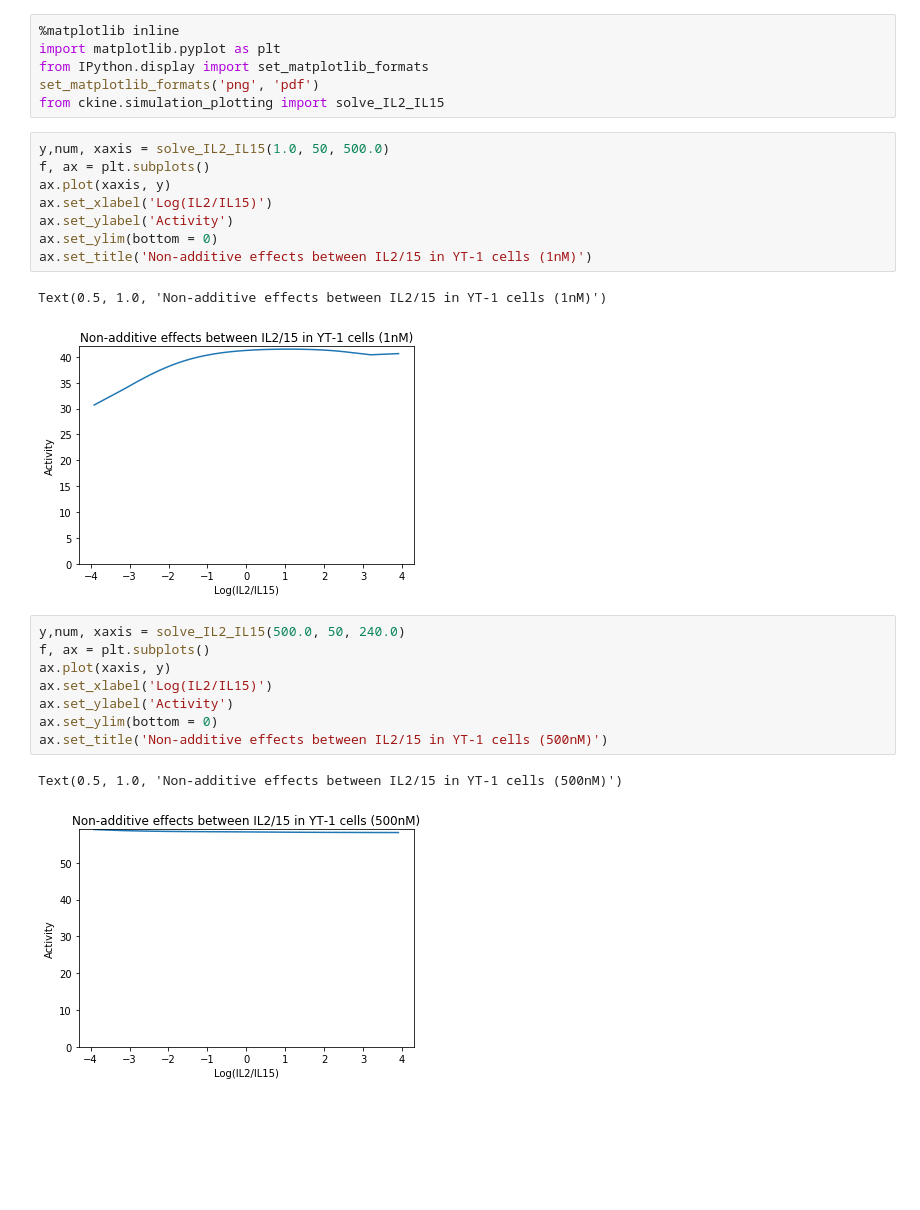
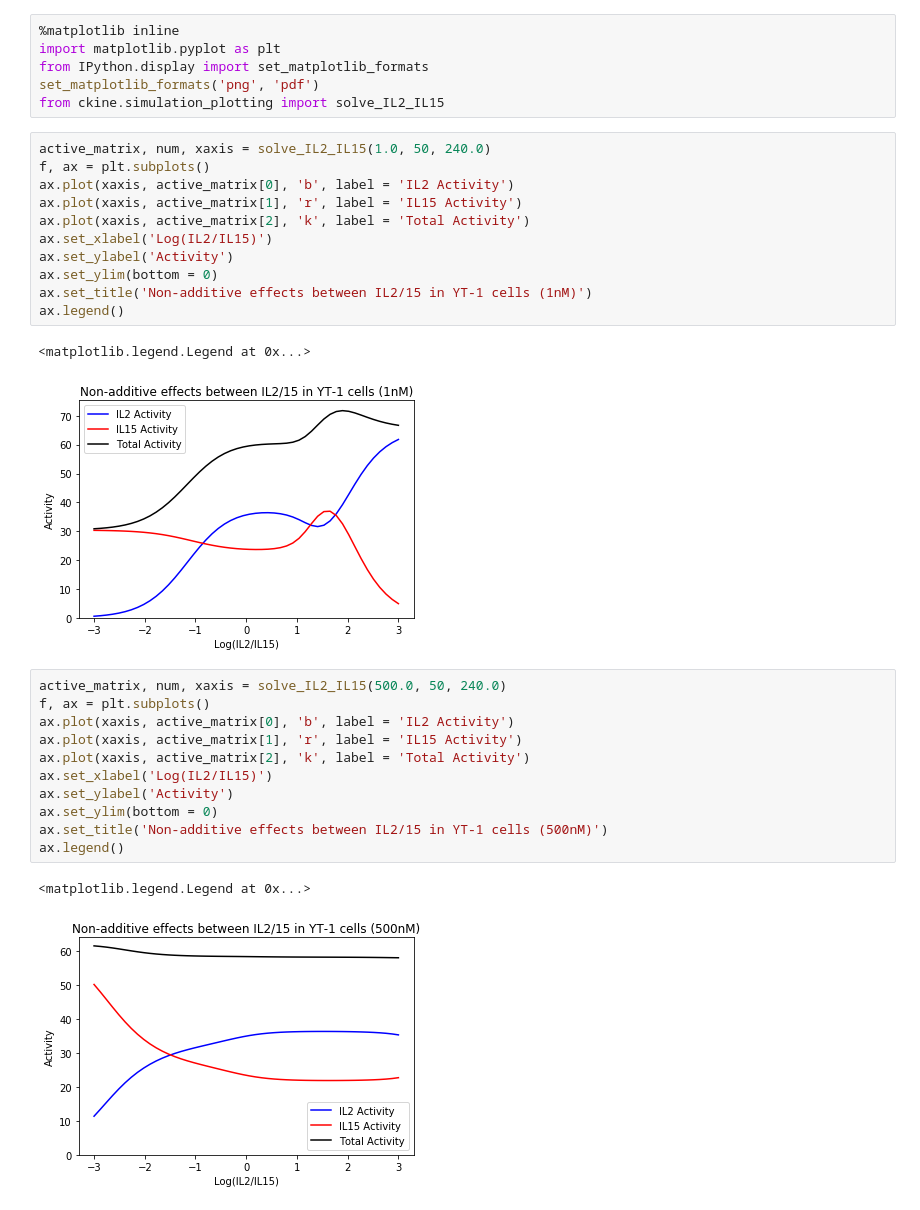
Before and after one commit to meyer-lab/gc-valent, a Jupyter notebook: IL2-15 Nonadditive.ipynb, the cells around one changed output. Drawn from its saved outputs; the diff is of its cells as text; blank space fills up the shorter version.

```diff
--- a/IL2-15 Nonadditive.ipynb
+++ b/IL2-15 Nonadditive.ipynb
@@ -5,24 +5,30 @@ from IPython.display import set_matplotlib_formats
 set_matplotlib_formats('png', 'pdf')
 from ckine.simulation_plotting import solve_IL2_IL15
 # %%
-y,num, xaxis = solve_IL2_IL15(1.0, 50, 500.0)
+active_matrix, num, xaxis = solve_IL2_IL15(1.0, 50, 240.0)
 f, ax = plt.subplots()
-ax.plot(xaxis, y)
+ax.plot(xaxis, active_matrix[0], 'b', label = 'IL2 Activity')
+ax.plot(xaxis, active_matrix[1], 'r', label = 'IL15 Activity')
+ax.plot(xaxis, active_matrix[2], 'k', label = 'Total Activity')
 ax.set_xlabel('Log(IL2/IL15)')
 ax.set_ylabel('Activity')
 ax.set_ylim(bottom = 0)
 ax.set_title('Non-additive effects between IL2/15 in YT-1 cells (1nM)')
+ax.legend()
 # %% [output]
-Text(0.5, 1.0, 'Non-additive effects between IL2/15 in YT-1 cells (1nM)')
+<matplotlib.legend.Legend at 0x...>
-[figure, old version]
+[figure, new version]
 # %%
-y,num, xaxis = solve_IL2_IL15(500.0, 50, 240.0)
+active_matrix, num, xaxis = solve_IL2_IL15(500.0, 50, 240.0)
 f, ax = plt.subplots()
-ax.plot(xaxis, y)
+ax.plot(xaxis, active_matrix[0], 'b', label = 'IL2 Activity')
+ax.plot(xaxis, active_matrix[1], 'r', label = 'IL15 Activity')
+ax.plot(xaxis, active_matrix[2], 'k', label = 'Total Activity')
 ax.set_xlabel('Log(IL2/IL15)')
 ax.set_ylabel('Activity')
 ax.set_ylim(bottom = 0)
 ax.set_title('Non-additive effects between IL2/15 in YT-1 cells (500nM)')
+ax.legend()
 # %% [output]
-Text(0.5, 1.0, 'Non-additive effects between IL2/15 in YT-1 cells (500nM)')
+<matplotlib.legend.Legend at 0x...>
-[figure, old version]
+[figure, new version]
```
Also changed, not shown: 1 other file.
